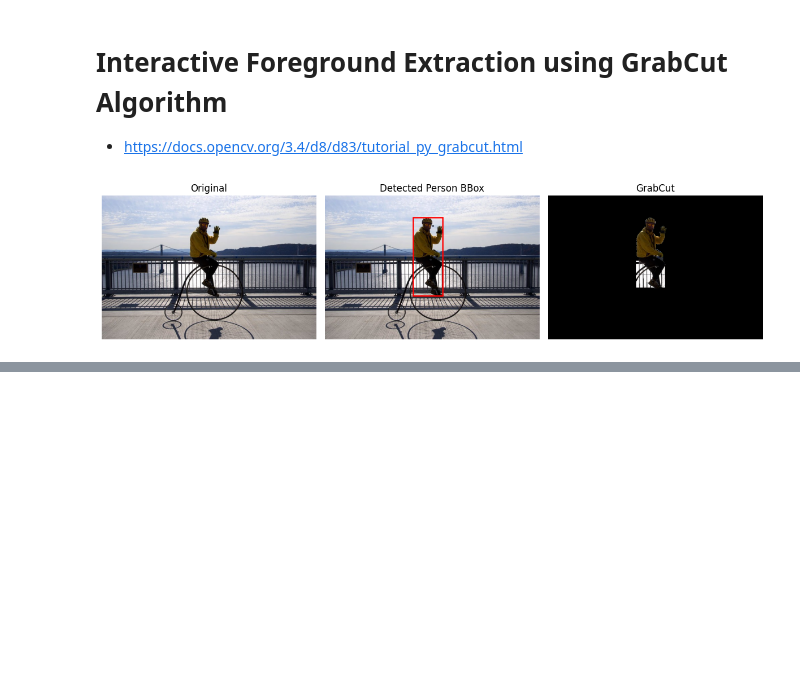
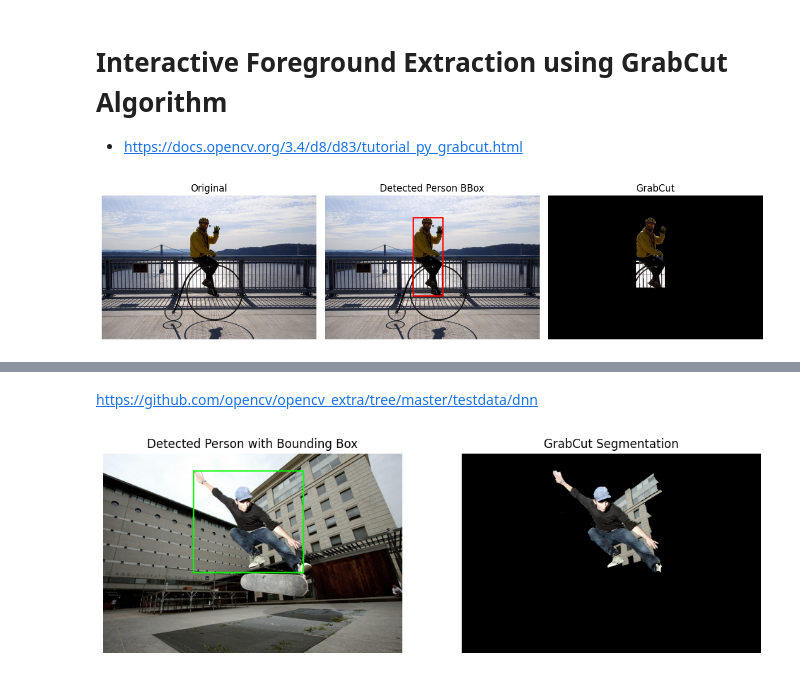
Before and after one commit to aakriti-st126490/SegmentationToVAE, a Jupyter notebook: Task_1.ipynb, the cells around one changed output, grey strips where cells are left out. Drawn from its saved outputs; the diff is of its cells as text; code cells hidden in the pictures; blank space fills up the shorter version.

```diff
--- a/Task_1.ipynb
+++ b/Task_1.ipynb
@@ -86,0 +93,79 @@ plt.show()
+# %% [markdown]
+https://github.com/opencv/opencv_extra/tree/master/testdata/dnn
+# %%
+# Load SSD model
+ssd = models.detection.ssd300_vgg16(pretrained=True).eval()
+
+# Load image and preprocess
+image_path = "./data/asm-2.jpg"
+image = Image.open(image_path).convert("RGB")
+orig_image = cv2.imread(image_path)  # For OpenCV processing (BGR)
+(h_orig, w_orig) = orig_image.shape[:2]
+
+transform = transforms.Compose([
+    transforms.Resize((300, 300)),
+    transforms.ToTensor()
+])
+img_tensor = transform(image).unsqueeze(0)
+
+#  Run detection
+with torch.no_grad():
+    detections = ssd(img_tensor)[0]
+
+boxes = detections['boxes']
+labels = detections['labels']
+scores = detections['scores']
+
+# Find the first 'person'
+#    In COCO, 'person' = label 1
+person_box = None
+for box, label, score in zip(boxes, labels, scores):
+    if label.item() == 1 and score.item() > 0.5:  # person with confidence > 0.5
+        x1, y1, x2, y2 = box
+        # Scale box back to original image size
+        x1 = int(x1 / 300 * w_orig)
+        x2 = int(x2 / 300 * w_orig)
+        y1 = int(y1 / 300 * h_orig)
+        y2 = int(y2 / 300 * h_orig)
+        person_box = (x1, y1, x2, y2)
+        break
+
+if person_box is None:
+    raise Exception("No person detected!")
+
+image_with_box = orig_image.copy()
+x, y, x2, y2 = person_box
+cv2.rectangle(image_with_box, (x, y), (x2, y2), (0, 255, 0), 2)
+
+# Prepare mask for grabCut
+mask = np.zeros(orig_image.shape[:2], np.uint8)
+bgdModel = np.zeros((1, 65), np.float64)
+fgdModel = np.zeros((1, 65), np.float64)
+
+rect = (x, y, x2 - x, y2 - y)
+cv2.grabCut(orig_image, mask, rect, bgdModel, fgdModel, 5, cv2.GC_INIT_WITH_RECT)
+
+mask2 = np.where((mask == 2) | (mask == 0), 0, 1).astype('uint8')
+segmented = orig_image * mask2[:, :, np.newaxis]
+
+# Display results inline
+
+# Convert BGR → RGB for matplotlib
+image_with_box_rgb = cv2.cvtColor(image_with_box, cv2.COLOR_BGR2RGB)
+segmented_rgb = cv2.cvtColor(segmented, cv2.COLOR_BGR2RGB)
+
+plt.figure(figsize=(12, 6))
+
+plt.subplot(1, 2, 1)
+plt.imshow(image_with_box_rgb)
+plt.axis('off')
+plt.title("Detected Person with Bounding Box")
+
+plt.subplot(1, 2, 2)
+plt.imshow(segmented_rgb)
+plt.axis('off')
+plt.title("GrabCut Segmentation")
+
+plt.show()
+# %% [output]
+[figure, added]
```
Also changed, not shown: parts of 5 cells of this notebook.
